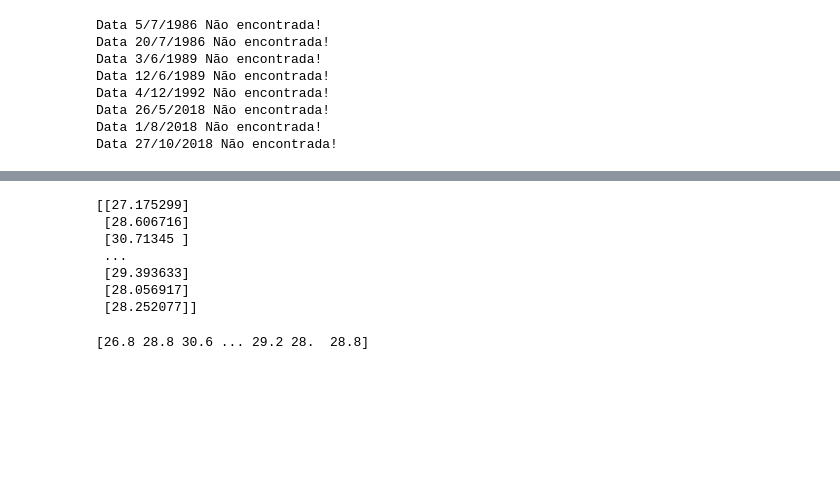
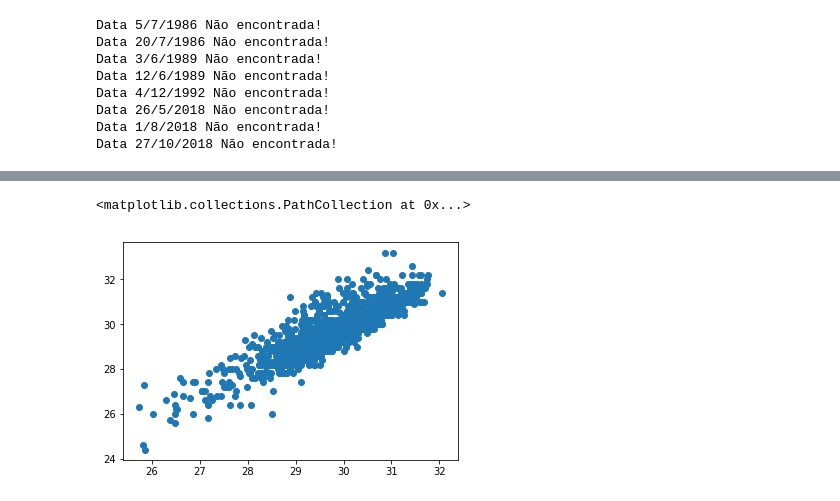
Before and after one commit to gilvandrocesardemedeiros/ClimatePrediction, a Jupyter notebook: iniciacao_cientifica-MLP.ipynb, the cells around one changed output, grey strips where cells are left out. Cells and saved outputs as stored; diff of their text form; code cells hidden in the pictures; blank space fills up the shorter version.

```diff
--- a/iniciacao_cientifica-MLP.ipynb
+++ b/iniciacao_cientifica-MLP.ipynb
@@ -257,20 +263,10 @@ plt.show()
 # %%
 #Fazendo uma previsão com base nos dados de teste
 Y_previsto = mlp.predict(X_test)
-# %%
-#Mostrando o array de dados previstos
-print(Y_previsto)
-# %% [output]
-[[27.175299]
- [28.606716]
- [30.71345 ]
- ...
- [29.393633]
- [28.056917]
- [28.252077]]
-# %%
-#Mostrando o array de dados reais que deveriam ter sido previstos no passo anterior
-print(Y_test)
-# %% [output]
-[26.8 28.8 30.6 ... 29.2 28.  28.8]
+# %%
+#Gráfico do valor previsto x valor real
+plt.scatter(Y_previsto, Y_test)
+# %% [output]
+<matplotlib.collections.PathCollection at 0x...>
+[figure, added]
 # %%
```
Also changed, not shown: parts of 16 cells of this notebook.
